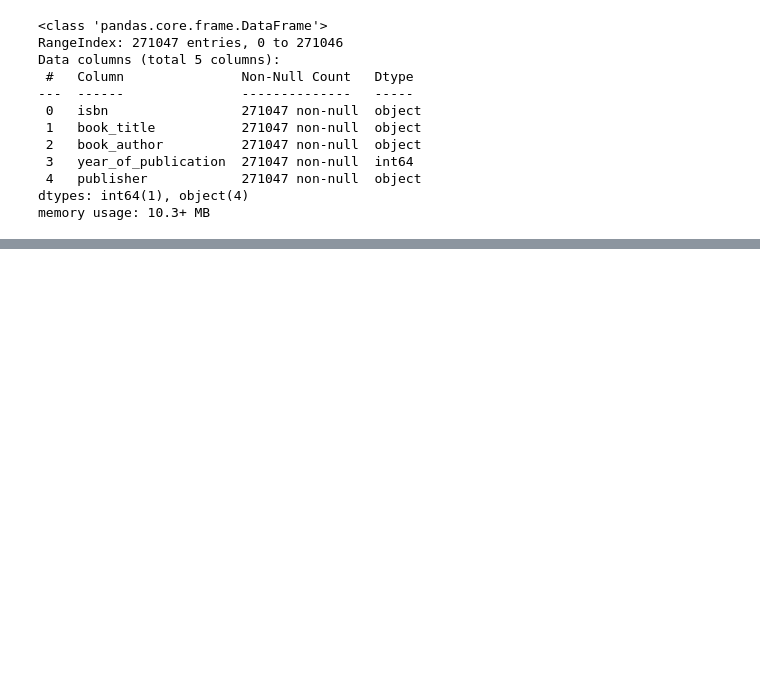
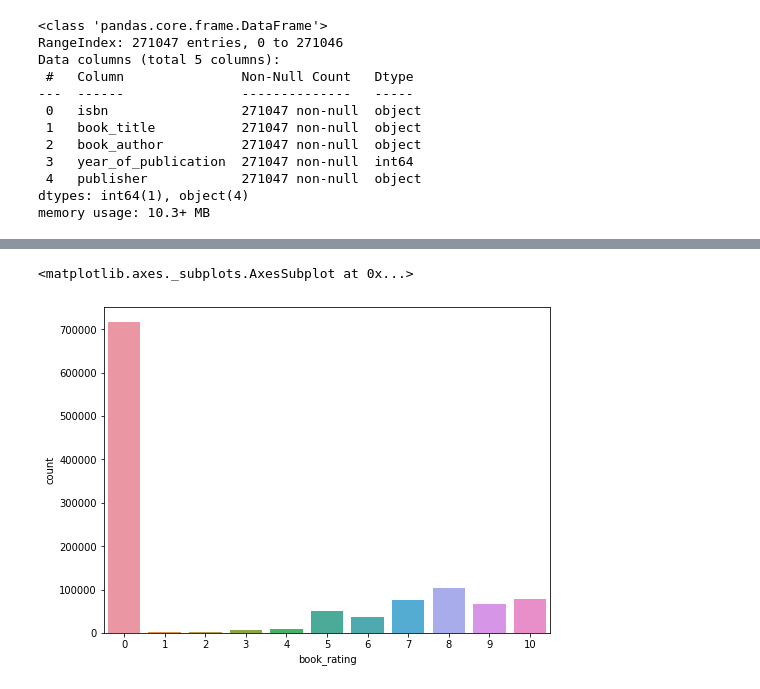
Before and after one commit to shub0411/Book_Recommendation_System, a Jupyter notebook: book_recommedation_system.ipynb, the cells around one changed output, grey strips where cells are left out. Drawn from its saved outputs; the diff is of its cells as text; code cells hidden in the pictures; blank space fills up the shorter version.

```diff
--- a/book_recommedation_system.ipynb
+++ b/book_recommedation_system.ipynb
@@ -318,0 +499,15 @@ memory usage: 10.3+ MB
+# %%
+## checking ISBN
+flag = 0
+k =[]
+reg = "[^A-Za-z0-9]"
+
+for x in df_ratings['isbn']:
+    z = re.search(reg,x)
+    if z:
+        flag = 1
+
+if flag == 1:
+    print("False")
+else:
+    print("True")
@@ -318,0 +516,17 @@ memory usage: 10.3+ MB
+# %%
+## removing extra characters from ISBN (from ratings dataset) existing in books dataset
+bookISBN = df_books['isbn'].tolist()
+reg = "[^A-Za-z0-9]"
+for index, row_Value in df_ratings.iterrows():
+    z = re.search(reg, row_Value['isbn'])
+    if z:
+        f = re.sub(reg,"",row_Value['isbn'])
+        if f in bookISBN:
+            df_ratings.at[index , 'isbn'] = f
+# %%
+## Uppercasing all alphabets in ISBN
+df_ratings['isbn'] = df_ratings['isbn'].str.upper()
+# %%
+## Drop duplicate rows
+df_ratings.drop_duplicates(keep='last', inplace=True)
+df_ratings.reset_index(drop=True, inplace=True)
@@ -318,0 +623,6 @@ memory usage: 10.3+ MB
+# %%
+plt.figure(figsize=(8,6))
+sns.countplot(x="book_rating", data=df_ratings)
+# %% [output]
+<matplotlib.axes._subplots.AxesSubplot at 0x...>
+[figure, added]
```
Also changed, not shown: parts of 36 cells of this notebook.
